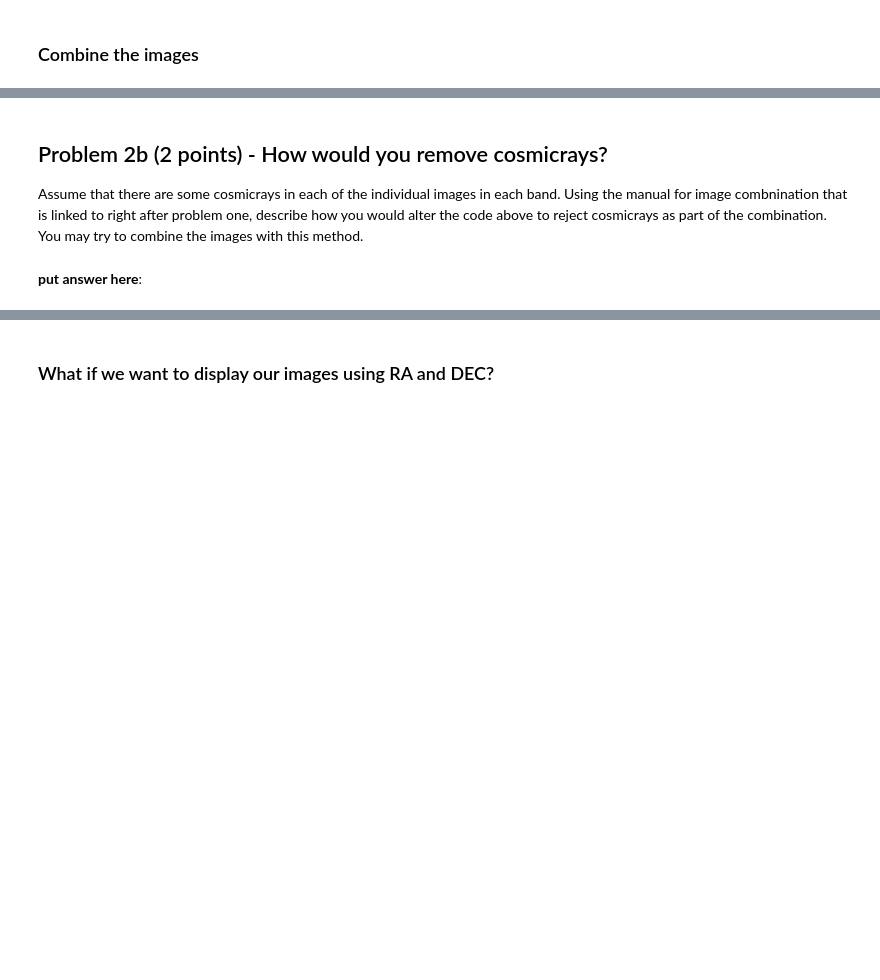
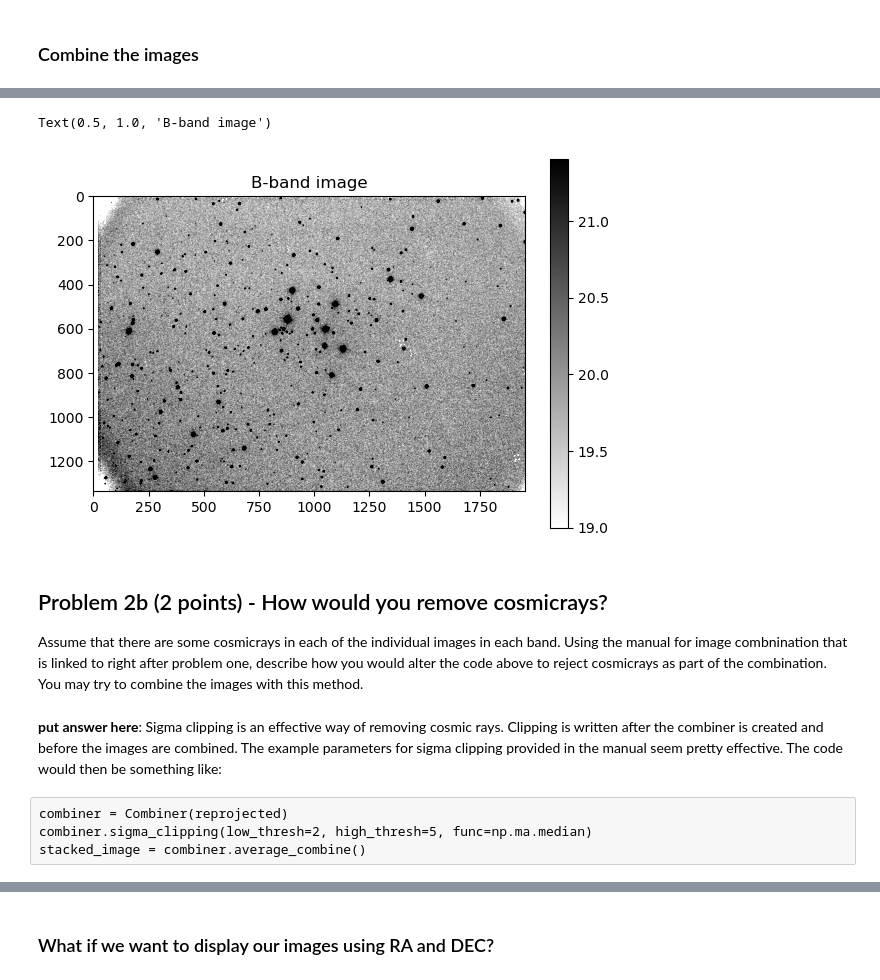
Before and after one commit to c782j789/Reductionproject_student, a Jupyter notebook: cluster_photometry_student.ipynb, the cells around one changed output, grey strips where cells are left out. Saved outputs shown, nothing was run; the diff lists cells and outputs as text; code cells hidden in the pictures; blank space fills up the shorter version.

```diff
--- a/cluster_photometry_student.ipynb
+++ b/cluster_photometry_student.ipynb
@@ -222,0 +287,26 @@ You must new repeat this for the V and B-band images and trim all three images t
+# %%
+#*********************
+#repeat for the B-band images
+
+reprojected = []
+#loop through each image name
+for image_name in bimage_list:
+    #read the image into a "CCDData" object
+    img = CCDData.read(image_name)
+    #take each image, and reproject it onto an identical coordinate grid to the target image
+    new_image = wcs_project(img, target_wcs)
+    #this is a list of all the reprojected images
+    reprojected.append(new_image)
+
+# combine the reprojected images into one image
+combiner = Combiner(reprojected)
+stacked_image = combiner.average_combine()
+
+
+# save the combined image
+fits.writeto('M29B.fits',stacked_image,overwrite=True,header=rheader)
+# display the combined image
+plt.figure()
+imdisplay(stacked_image)
+plt.title('B-band image')
+# %% [output]
@@ -223,6 +323,12 @@ You must new repeat this for the V and B-band images and trim all three images t
+Text(0.5, 1.0, 'B-band image')
+[figure, added]
 # %% [markdown]
 ## Problem 2b (2 points) - How would you remove cosmicrays?
 
 Assume that there are some cosmicrays in each of the individual images in each band.  Using the manual for image combnination that is linked to right after problem one, describe how you would alter the code above to reject cosmicrays as part of the combination.  You may try to combine the images with this method.
-# %% [markdown]
-**put answer here**:
+# %% [markdown]
+**put answer here**: Sigma clipping is an effective way of removing cosmic rays. Clipping is written after the combiner is created and before the images are combined. The example parameters for sigma clipping provided in the manual seem pretty effective. The code would then be something like:
+# %% [raw]
+combiner = Combiner(reprojected)
+combiner.sigma_clipping(low_thresh=2, high_thresh=5, func=np.ma.median)
+stacked_image = combiner.average_combine()
```
Also changed, not shown: parts of 16 cells of this notebook.
